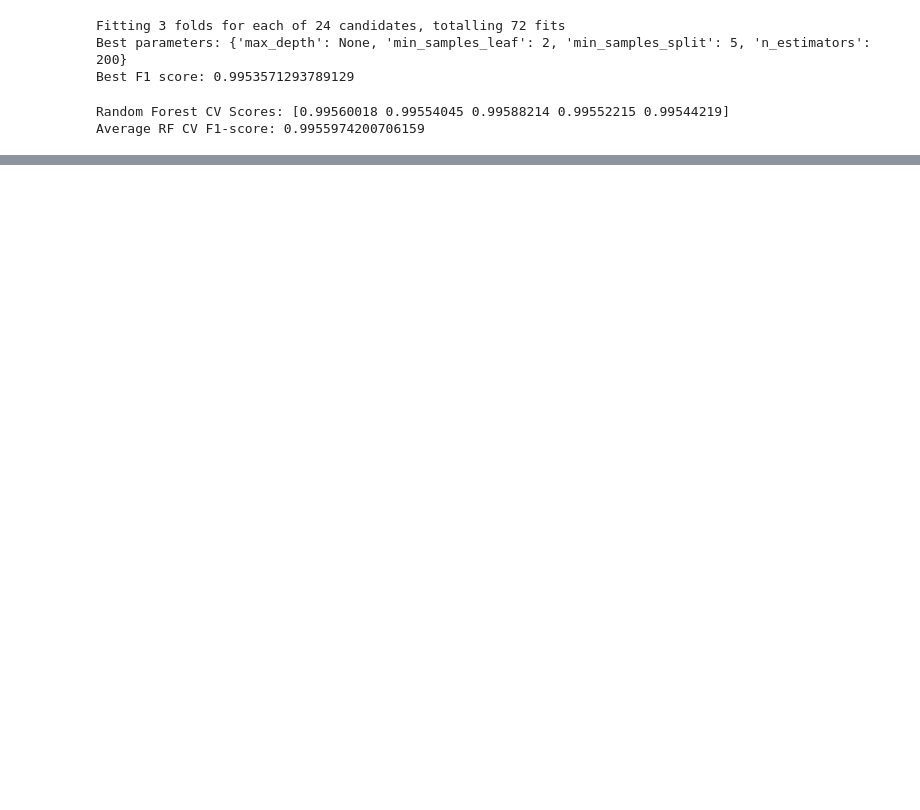
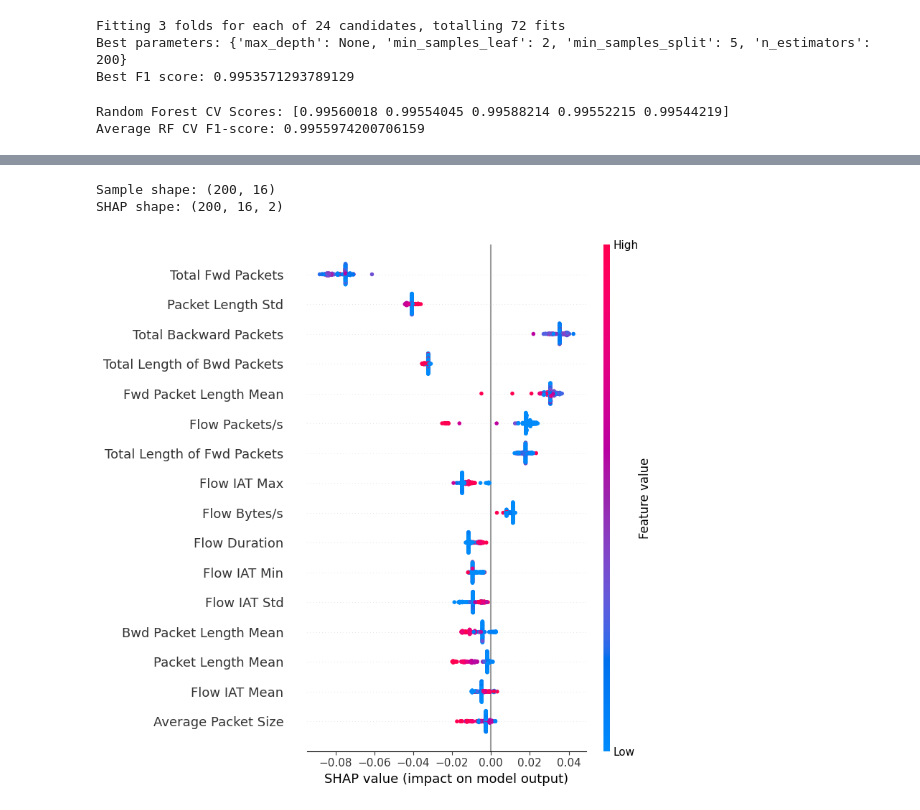
Before and after one commit to BadiaBaghdadi/Encrypted_Network_Traffic_Behavioural_Analysis, a Jupyter notebook: 3_Data_Modelling.ipynb, the cells around one changed output, grey strips where cells are left out. Cells and saved outputs as stored; diff of their text form; code cells hidden in the pictures; blank space fills up the shorter version.

```diff
--- a/3_Data_Modelling.ipynb
+++ b/3_Data_Modelling.ipynb
@@ -225,14 +248,31 @@ plt.show()
 # %%
+import shap
+import pandas as pd
+
+# Use a small sample so it does not cook your Mac
+sample = X_test_scaled[:200]
+
+# Convert sample back into a DataFrame with column names
+sample_df = pd.DataFrame(sample, columns=X.columns)
+
 explainer = shap.TreeExplainer(rf_model)
 
-sample = X_test.sample(
-    n=min(1000, len(X_test)),
-    random_state=42
-)
+shap_values = explainer.shap_values(sample_df)
 
-shap_values = explainer.shap_values(sample)
+print("Sample shape:", sample_df.shape)
 
-shap.summary_plot(
-    shap_values[1],
-    sample
-)
+if isinstance(shap_values, list):
+    print("SHAP shape:", shap_values[1].shape)
+    shap.summary_plot(shap_values[1], sample_df)
+else:
+    print("SHAP shape:", shap_values.shape)
+
+    # For newer SHAP versions with binary classifier output shape:
+    if len(shap_values.shape) == 3:
+        shap.summary_plot(shap_values[:, :, 1], sample_df)
+    else:
+        shap.summary_plot(shap_values, sample_df)
+# %% [output]
+Sample shape: (200, 16)
+SHAP shape: (200, 16, 2)
+[figure, added]
```
Also changed, not shown: parts of 7 cells of this notebook, 1 other file.
